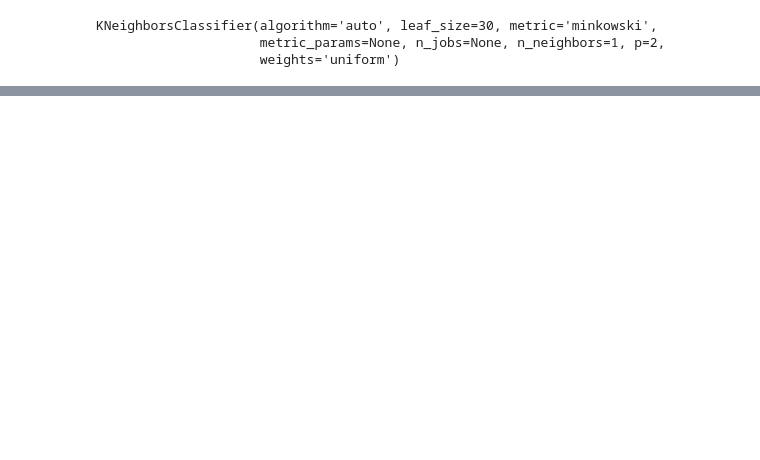
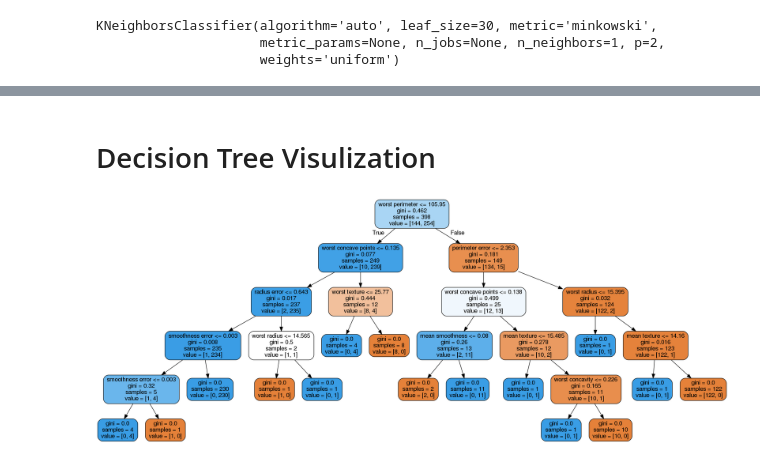
Before and after one commit to elatfar/Supervised-Learning, a Jupyter notebook: Regression and Classification.ipynb, the cells around one changed output, grey strips where cells are left out. Cells and saved outputs as stored; diff of their text form; code cells hidden in the pictures; blank space fills up the shorter version.

Commit message:
tambahan baru decision tree

```diff
--- a/Regression and Classification.ipynb
+++ b/Regression and Classification.ipynb
@@ -315,0 +315,5 @@ weighted avg       0.97      0.97      0.97       171
+# %%
+from sklearn.tree import DecisionTreeClassifier
+
+dtree = DecisionTreeClassifier()
+dtree.fit(new_x_train,new_y_train)
@@ -315,0 +343,15 @@ weighted avg       0.97      0.97      0.97       171
+# %% [markdown]
+# Decision Tree Visulization
+# %%
+from IPython.display import Image
+from sklearn.externals.six import StringIO
+from sklearn.tree import export_graphviz
+import pydot
+
+dot_data = StringIO()
+export_graphviz(dtree, out_file=dot_data,feature_names=data.feature_names,filled=True,rounded=True)
+
+graph = pydot.graph_from_dot_data(dot_data.getvalue())
+Image(graph[0].create_png())
+# %% [output]
+[figure, added]
```
Also changed, not shown: parts of 21 cells of this notebook.
